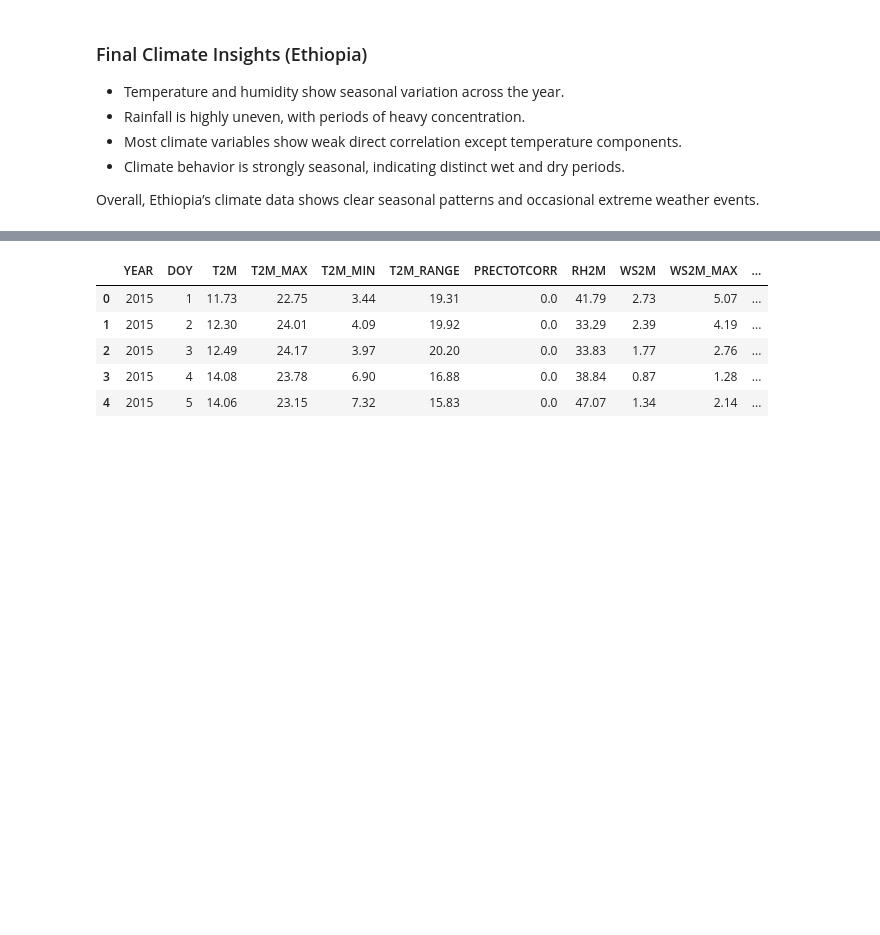
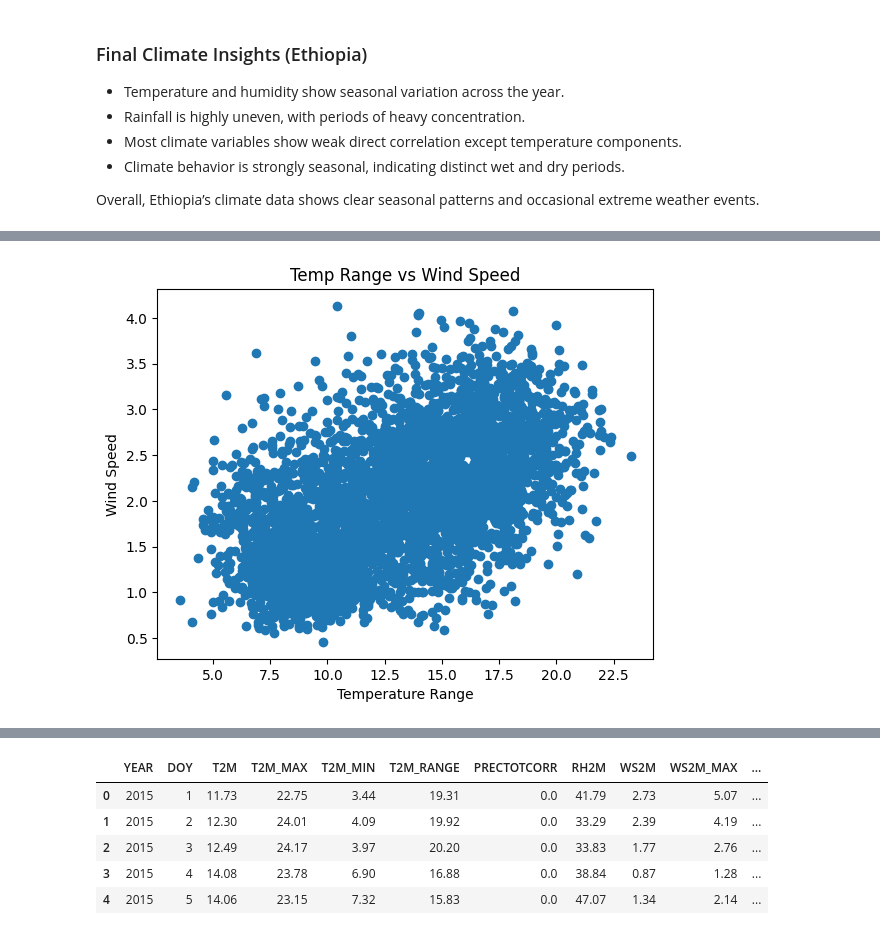
Before and after one commit to Benareyo/climate-challenge-week0, a Jupyter notebook: notebooks/ethiopia_eda.ipynb, the cells around one changed output, grey strips where cells are left out. Drawn from its saved outputs; the diff is of its cells as text; code cells hidden in the pictures; blank space fills up the shorter version.

```diff
--- a/notebooks/ethiopia_eda.ipynb
+++ b/notebooks/ethiopia_eda.ipynb
@@ -282,0 +302,9 @@ Overall, Ethiopia’s climate data shows clear seasonal patterns and occasional
+# %%
+plt.figure()
+plt.scatter(df["T2M_RANGE"], df["WS2M"])
+plt.xlabel("Temperature Range")
+plt.ylabel("Wind Speed")
+plt.title("Temp Range vs Wind Speed")
+plt.show()
+# %% [output]
+[figure, added]
```
Also changed, not shown: parts of 5 cells of this notebook.
